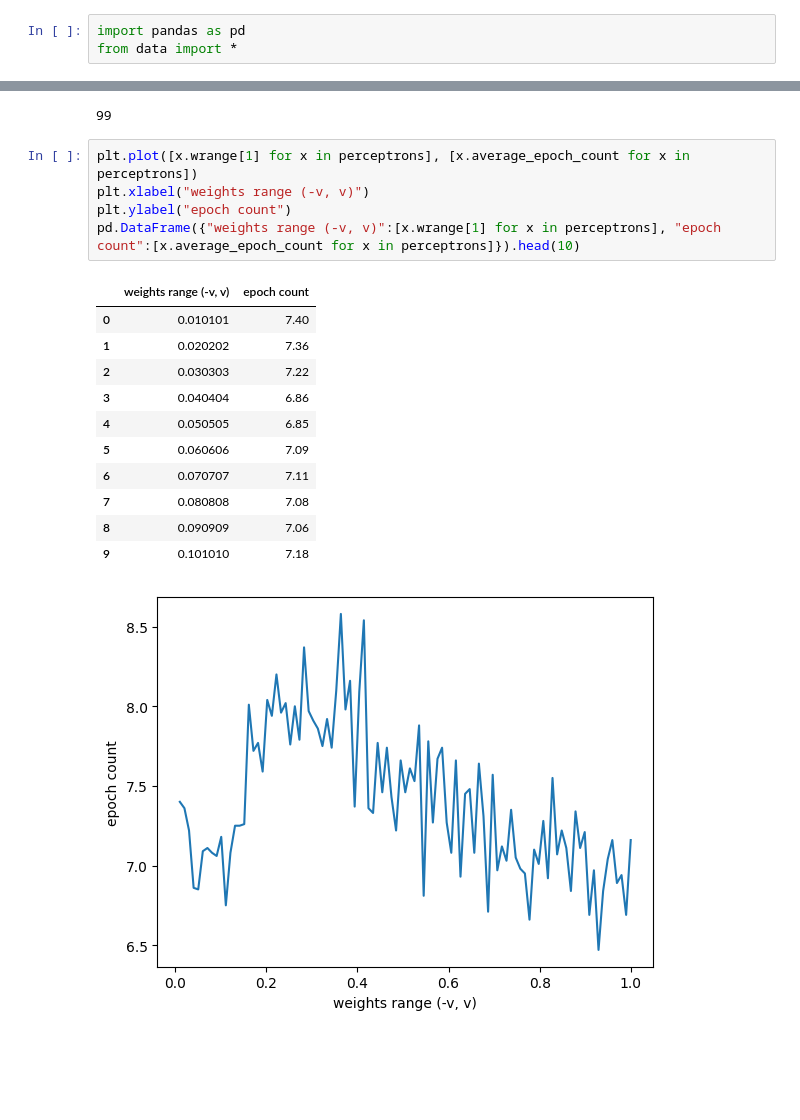
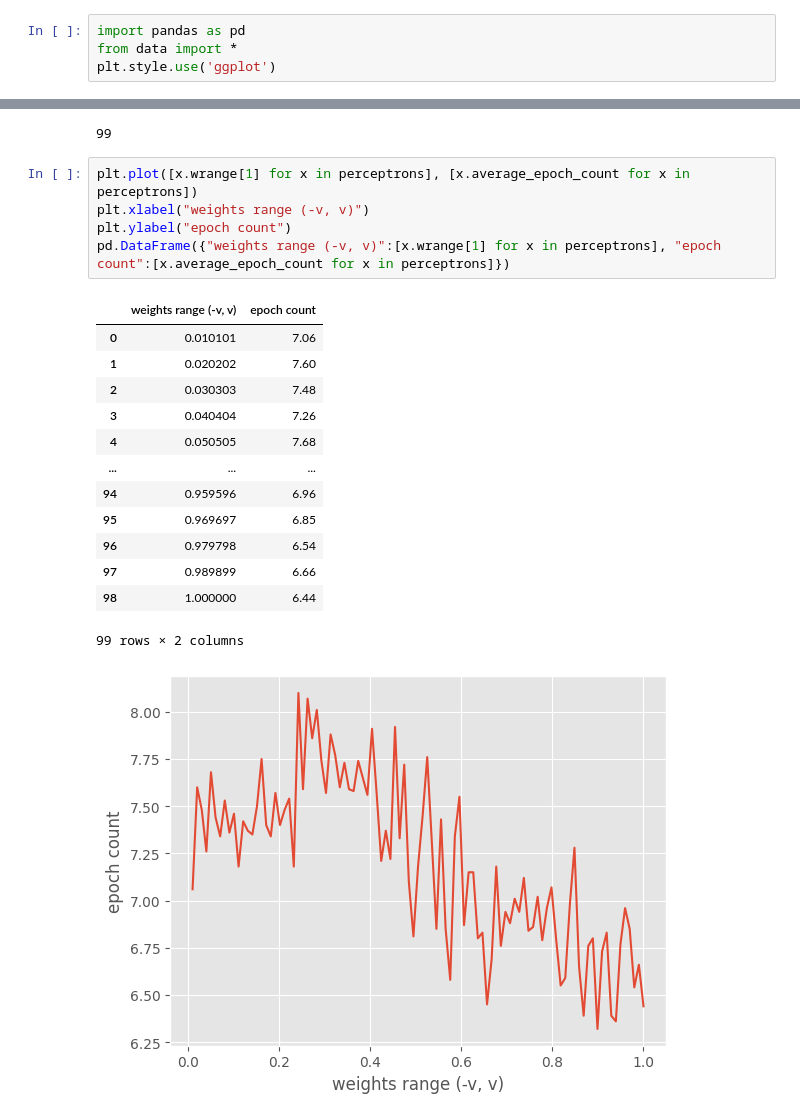
Before and after one commit to ksproska/sieci_neuronowe, a Jupyter notebook: perceptron/diff_weight_range.ipynb, the cells around one changed output, grey strips where cells are left out. Drawn from its saved outputs; the diff is of its cells as text; blank space fills up the shorter version.

Commit message:
visual changes

```diff
--- a/perceptron/diff_weight_range.ipynb
+++ b/perceptron/diff_weight_range.ipynb
@@ -3,6 +3,7 @@
 # %%
 import pandas as pd
 from data import *
+plt.style.use('ggplot')
 # %%
 repetitions = 200
 estimate_func = lambda v: unipolar(0, v)
@@ -39,18 +40,20 @@ len(perceptrons)
 # %%
 plt.plot([x.wrange[1] for x in perceptrons], [x.average_epoch_count for x in perceptrons])
 plt.xlabel("weights range (-v, v)")
 plt.ylabel("epoch count")
-pd.DataFrame({"weights range (-v, v)":[x.wrange[1] for x in perceptrons], "epoch count":[x.average_epoch_count for x in perceptrons]}).head(10)
+pd.DataFrame({"weights range (-v, v)":[x.wrange[1] for x in perceptrons], "epoch count":[x.average_epoch_count for x in perceptrons]})
 # %% [output]
 |  | weights range (-v, v) | epoch count |
-| 0 | 0.010101 | 7.40 |
-| 1 | 0.020202 | 7.36 |
-| 2 | 0.030303 | 7.22 |
-| 3 | 0.040404 | 6.86 |
-| 4 | 0.050505 | 6.85 |
-| 5 | 0.060606 | 7.09 |
-| 6 | 0.070707 | 7.11 |
-| 7 | 0.080808 | 7.08 |
-| 8 | 0.090909 | 7.06 |
-| 9 | 0.101010 | 7.18 |
+| 0 | 0.010101 | 7.06 |
+| 1 | 0.020202 | 7.60 |
+| 2 | 0.030303 | 7.48 |
+| 3 | 0.040404 | 7.26 |
+| 4 | 0.050505 | 7.68 |
+| ... | ... | ... |
+| 94 | 0.959596 | 6.96 |
+| 95 | 0.969697 | 6.85 |
+| 96 | 0.979798 | 6.54 |
+| 97 | 0.989899 | 6.66 |
+| 98 | 1.000000 | 6.44 |
+99 rows × 2 columns
-[figure, old version]
+[figure, new version]
```
Also changed, not shown: parts of 1 cell of this notebook, 3 other files.
